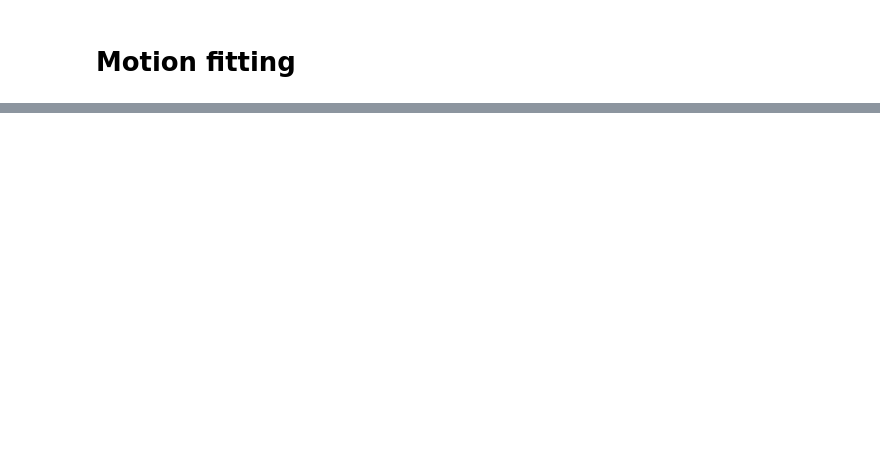
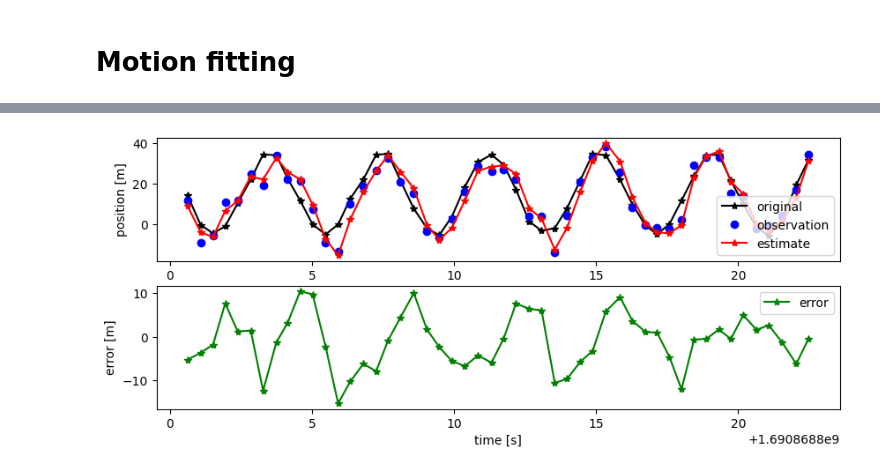
Before and after one commit to Kexin-Wei/lite6Robot_demo, a Jupyter notebook: motion_tracking/Motion_fitting.ipynb, the cells around one changed output, grey strips where cells are left out. Cells and saved outputs as stored; diff of their text form; code cells hidden in the pictures; blank space fills up the shorter version.

```diff
--- a/motion_tracking/Motion_fitting.ipynb
+++ b/motion_tracking/Motion_fitting.ipynb
@@ -91,0 +106,37 @@ plt.show()
+# %%
+N = len(y)
+yob = y + np.random.randn(N) * 5
+dt = np.diff(t).mean()
+
+X = np.zeros((3, 1))
+F = np.array([[1, dt, 0.5*dt**2], [0, 1, dt], [0, 0, 1]])
+H = np.array([[1, 0, 0]])
+P = np.eye(3)
+Q = np.eye(3) * 0.5
+R = np.eye(1) * 0.5
+
+x_est = np.zeros(N)
+for k, y_k in enumerate(yob):
+    X = F @ X
+    P = F @ P @ F.T + Q
+    K = P @ H.T @ np.linalg.inv(H @ P @ H.T + R)
+    X = X + K @ (y_k - H @ X)
+    P = (np.eye(3) - K @ H) @ P
+    x_est[k] = X[0]
+
+fig = plt.figure(figsize=(10, 4))
+ax = fig.add_subplot(211)
+ax.plot(t, y, 'k*-', label='original')
+ax.plot(t, yob, 'bo', label='observation')
+ax.plot(t, x_est,'r*-', label='estimate')
+ax.legend()
+ax.set_xlabel('time [s]')
+ax.set_ylabel('position [m]')
+ax = fig.add_subplot(212)
+ax.plot(t, x_est - y, 'g*-', label='error')
+ax.legend()
+ax.set_xlabel('time [s]')
+ax.set_ylabel('error [m]')
+plt.show()
+# %% [output]
+[figure, added]
```
Also changed, not shown: parts of 29 cells of this notebook, 5 other files.
